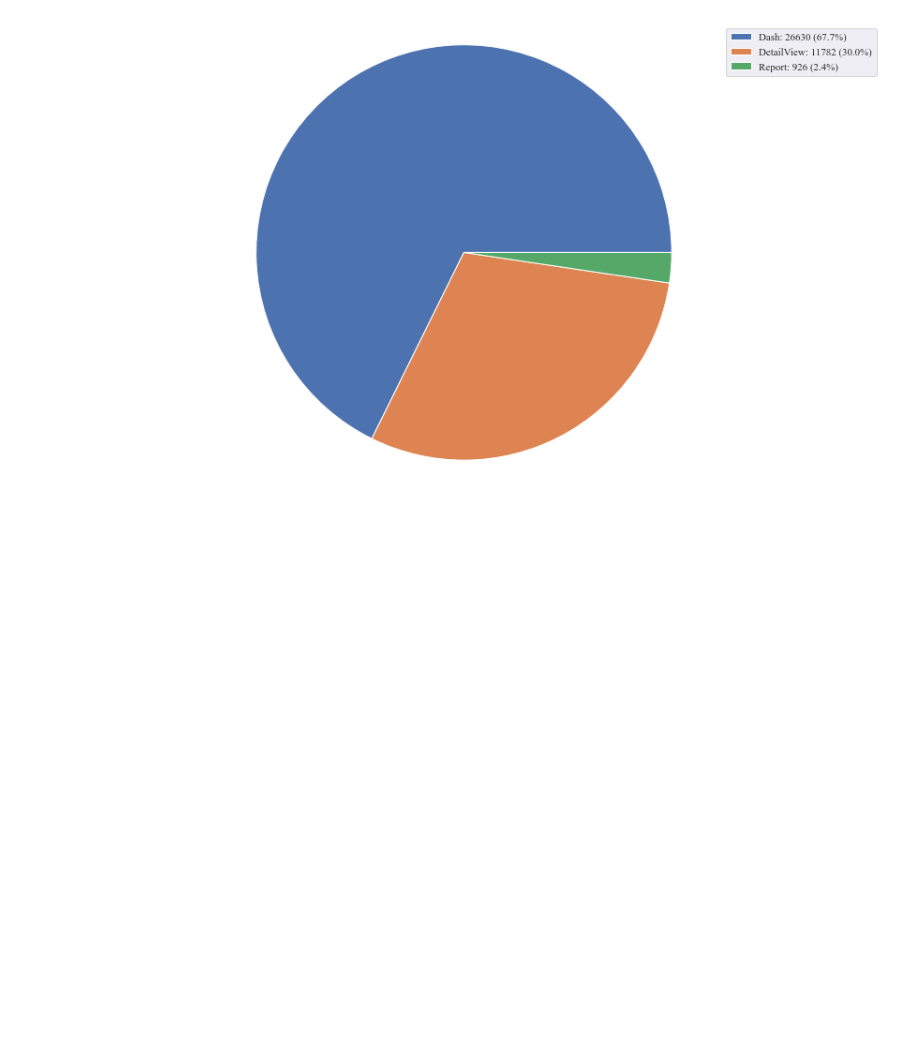
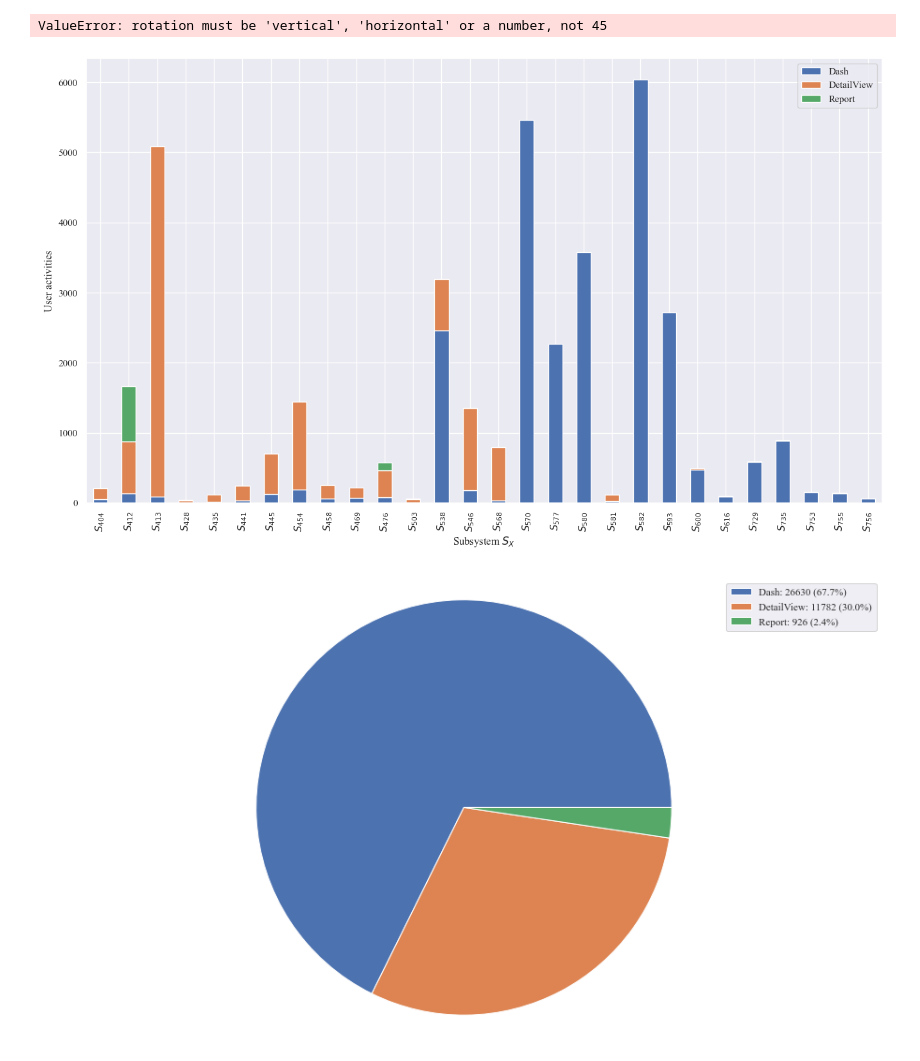
Before and after one commit to CorrieScheepers/Masters, a Jupyter notebook: src/Ch3/log_analysis/uat_analysis.ipynb, the cells around one changed output. Saved outputs shown, nothing was run; the diff lists cells and outputs as text; code cells hidden in the pictures; blank space fills up the shorter version.

```diff
--- a/src/Ch3/log_analysis/uat_analysis.ipynb
+++ b/src/Ch3/log_analysis/uat_analysis.ipynb
@@ -240,7 +240,7 @@ def createFigures(data, case, stackedColumns):
 
     # Create latex table
     table_name = f"case{case}"
-    table_heading = f"Case study {case}'s upper quartile maintenance pefromance"
+    table_heading = f"Case study {case}'s upper quartile maintenance performance"
     createLatexRows(filtered_data, table_name, table_heading, False, False)
 
     sns.set(style="darkgrid")
@@ -271,33 +271,36 @@ def createFigures(data, case, stackedColumns):
         current_data = filtered_data[filtered_data['SubSystemId'].isin(current_ids)]
 
         # Create figure and axis objects with subplots()
         fig, ax = plt.subplots()
 
         # Plot the stacked bar chart
         current_data.plot(kind='bar', x='SS_SystemId', y=stackedColumns, stacked=True, ax=ax, color=colors)
 
         ax.set_ylabel('User activities')
 
         # Set the x-axis label and tick label rotation
         ax.set_xlabel(r'Subsystem $S_X$')
         plt.xticks(rotation='45', ha='right')
 
         # Add a legend
         ax.legend()
 
         # Add a title to the chart
         plt.title(f'Subsystem vs. user activities per user activity type')
 
         # Save the current figure
         plt.savefig(f'../../../img/ch3/analysis/case_{case}_subsystems_{i + 1}.pdf', format="pdf", bbox_inches="tight")
 
         # Close the figure to free memory
         plt.close(fig)
 
 # Example usage
 createFigures(projectA_Normilised, 'A', projectA['ActivityType'].unique().tolist())
 createFigures(projectB_Normilised, 'B', projectB['ActivityType'].unique().tolist())
 createFigures(projectC_Normilised, 'C', projectC['ActivityType'].unique().tolist())
+# %% [output]
+ValueError: rotation must be 'vertical', 'horizontal' or a number, not 45
+[figure, added]
 # %%
 def uatBreakdown(data, label):
     # Count the occurrences of each category
```
Also changed, not shown: 4 other files.
